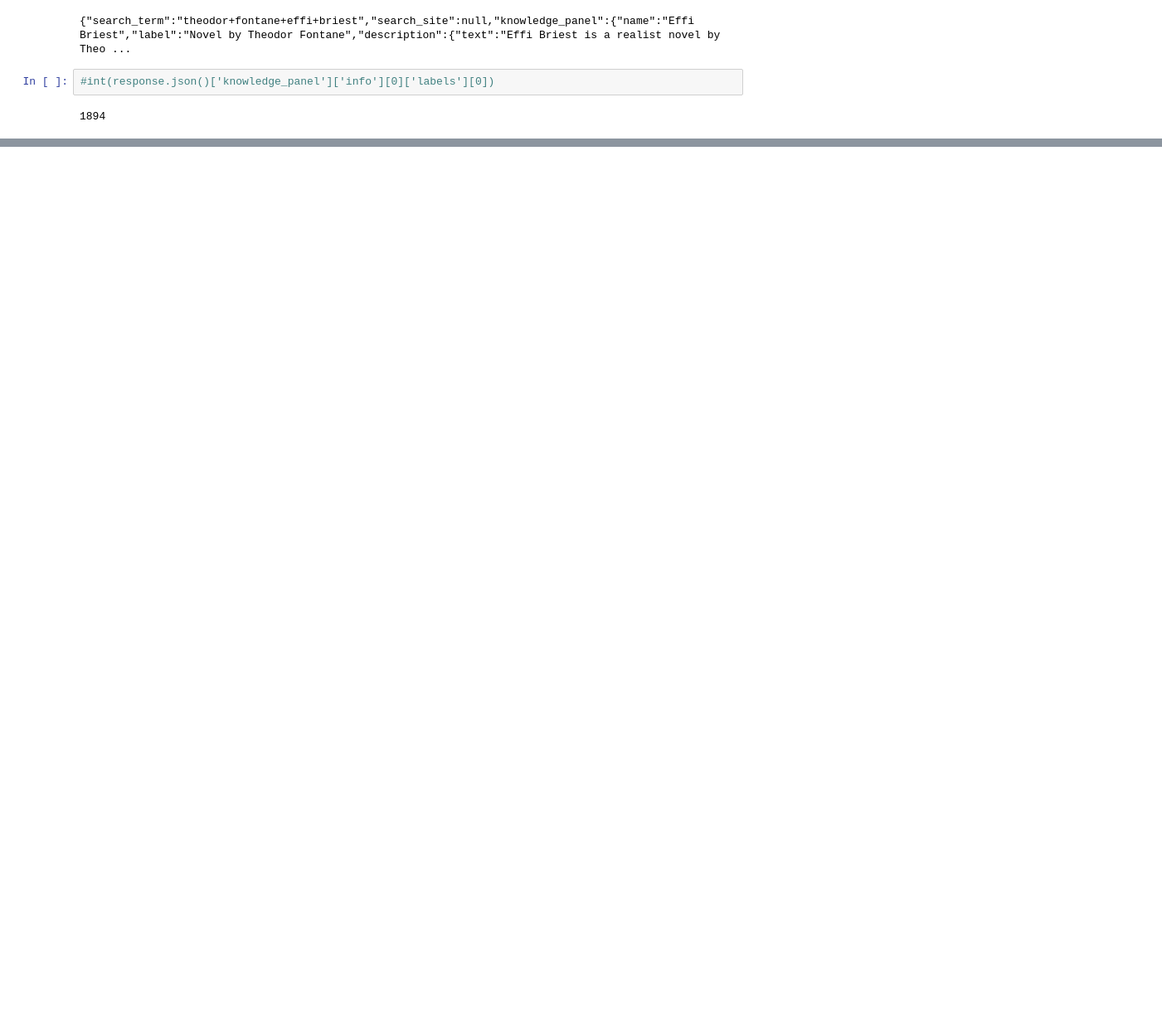
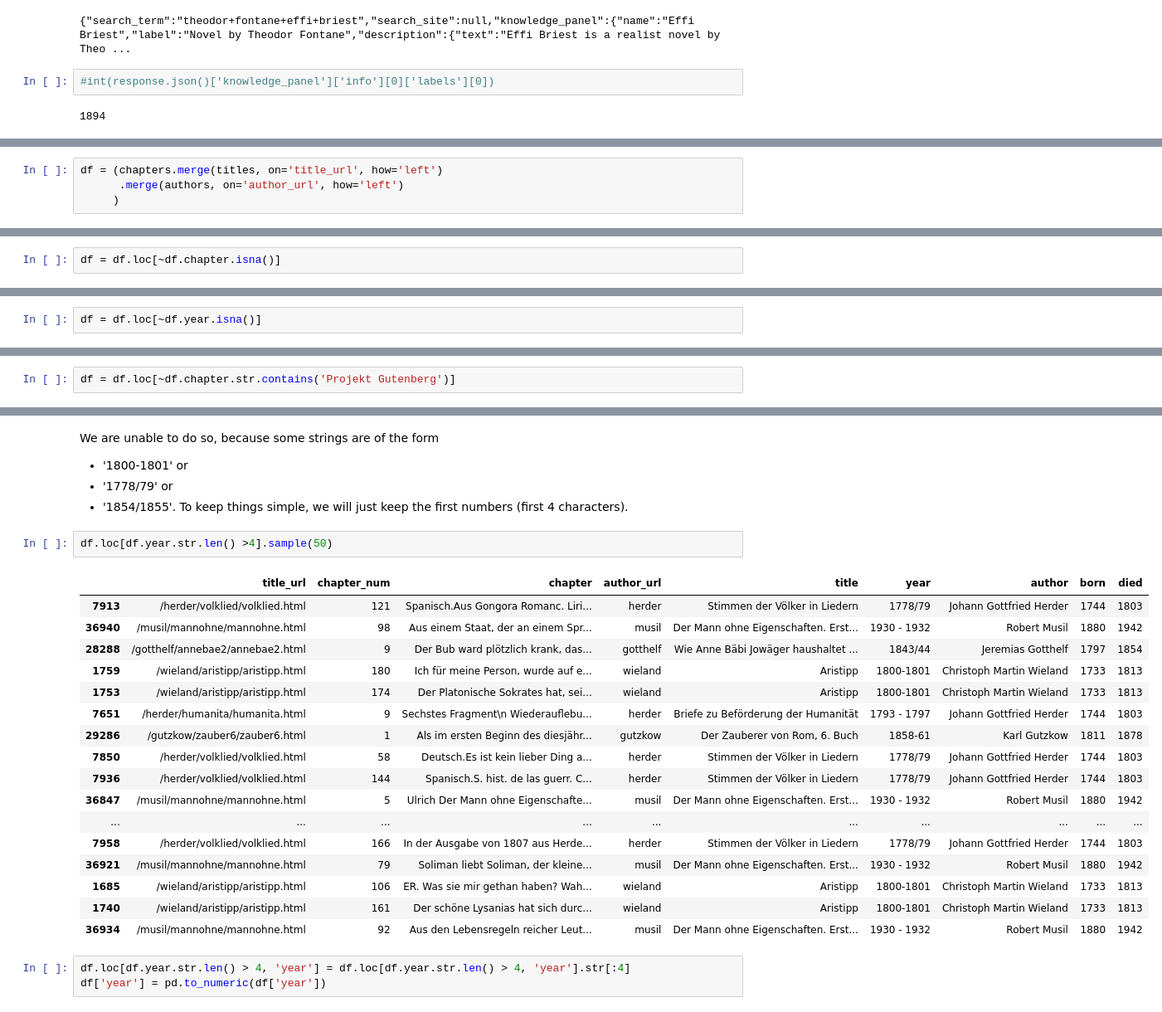
Before and after one commit to ATC-mmueller/nlp_publication_year, a Jupyter notebook: main.ipynb, the cells around one changed output, grey strips where cells are left out. Shown at 83% size. Cells and saved outputs as stored; diff of their text form; blank space fills up the shorter version.

```diff
--- a/main.ipynb
+++ b/main.ipynb
@@ -66,0 +74,4 @@ api_key_dict = keys.load_keys('APIs')
+# %%
+df = (chapters.merge(titles, on='title_url', how='left')
+      .merge(authors, on='author_url', how='left')
+     )
@@ -66,0 +108,2 @@ api_key_dict = keys.load_keys('APIs')
+# %%
+df = df.loc[~df.chapter.isna()]
@@ -66,0 +121,2 @@ api_key_dict = keys.load_keys('APIs')
+# %%
+df = df.loc[~df.year.isna()]
@@ -66,0 +125,2 @@ api_key_dict = keys.load_keys('APIs')
+# %%
+df = df.loc[~df.chapter.str.contains('Projekt Gutenberg')]
@@ -66,0 +135,29 @@ api_key_dict = keys.load_keys('APIs')
+# %% [markdown]
+We are unable to do so, because some strings are of the form
+- '1800-1801' or
+- '1778/79' or
+- '1854/1855'.
+To keep things simple, we will just keep the first numbers (first 4 characters).
+# %%
+df.loc[df.year.str.len() >4].sample(50)
+# %% [output]
+|  | title_url | chapter_num | chapter | author_url | title | year | author | born | died |
+| 7913 | /herder/volklied/volklied.html | 121 | Spanisch.Aus Gongora Romanc. Liri... | herder | Stimmen der Völker in Liedern | 1778/79 | Johann Gottfried Herder | 1744 | 1803 |
+| 36940 | /musil/mannohne/mannohne.html | 98 | Aus einem Staat, der an einem Spr... | musil | Der Mann ohne Eigenschaften. Erst... | 1930 - 1932 | Robert Musil | 1880 | 1942 |
+| 28288 | /gotthelf/annebae2/annebae2.html | 9 | Der Bub ward plötzlich krank, das... | gotthelf | Wie Anne Bäbi Jowäger haushaltet ... | 1843/44 | Jeremias Gotthelf | 1797 | 1854 |
+| 1759 | /wieland/aristipp/aristipp.html | 180 | Ich für meine Person, wurde auf e... | wieland | Aristipp | 1800-1801 | Christoph Martin Wieland | 1733 | 1813 |
+| 1753 | /wieland/aristipp/aristipp.html | 174 | Der Platonische Sokrates hat, sei... | wieland | Aristipp | 1800-1801 | Christoph Martin Wieland | 1733 | 1813 |
+| 7651 | /herder/humanita/humanita.html | 9 | Sechstes Fragment\n Wiederauflebu... | herder | Briefe zu Beförderung der Humanität | 1793 - 1797 | Johann Gottfried Herder | 1744 | 1803 |
+| 29286 | /gutzkow/zauber6/zauber6.html | 1 | Als im ersten Beginn des diesjähr... | gutzkow | Der Zauberer von Rom, 6. Buch | 1858-61 | Karl Gutzkow | 1811 | 1878 |
+| 7850 | /herder/volklied/volklied.html | 58 | Deutsch.Es ist kein lieber Ding a... | herder | Stimmen der Völker in Liedern | 1778/79 | Johann Gottfried Herder | 1744 | 1803 |
+| 7936 | /herder/volklied/volklied.html | 144 | Spanisch.S. hist. de las guerr. C... | herder | Stimmen der Völker in Liedern | 1778/79 | Johann Gottfried Herder | 1744 | 1803 |
+| 36847 | /musil/mannohne/mannohne.html | 5 | Ulrich Der Mann ohne Eigenschafte... | musil | Der Mann ohne Eigenschaften. Erst... | 1930 - 1932 | Robert Musil | 1880 | 1942 |
+| ... | ... | ... | ... | ... | ... | ... | ... | ... | ... |
+| 7958 | /herder/volklied/volklied.html | 166 | In der Ausgabe von 1807 aus Herde... | herder | Stimmen der Völker in Liedern | 1778/79 | Johann Gottfried Herder | 1744 | 1803 |
+| 36921 | /musil/mannohne/mannohne.html | 79 | Soliman liebt Soliman, der kleine... | musil | Der Mann ohne Eigenschaften. Erst... | 1930 - 1932 | Robert Musil | 1880 | 1942 |
+| 1685 | /wieland/aristipp/aristipp.html | 106 | ER. Was sie mir gethan haben? Wah... | wieland | Aristipp | 1800-1801 | Christoph Martin Wieland | 1733 | 1813 |
+| 1740 | /wieland/aristipp/aristipp.html | 161 | Der schöne Lysanias hat sich durc... | wieland | Aristipp | 1800-1801 | Christoph Martin Wieland | 1733 | 1813 |
+| 36934 | /musil/mannohne/mannohne.html | 92 | Aus den Lebensregeln reicher Leut... | musil | Der Mann ohne Eigenschaften. Erst... | 1930 - 1932 | Robert Musil | 1880 | 1942 |
+# %%
+df.loc[df.year.str.len() > 4, 'year'] = df.loc[df.year.str.len() > 4, 'year'].str[:4]
+df['year'] = pd.to_numeric(df['year'])
```
Also changed, not shown: parts of 26 cells of this notebook, 1 other file.
